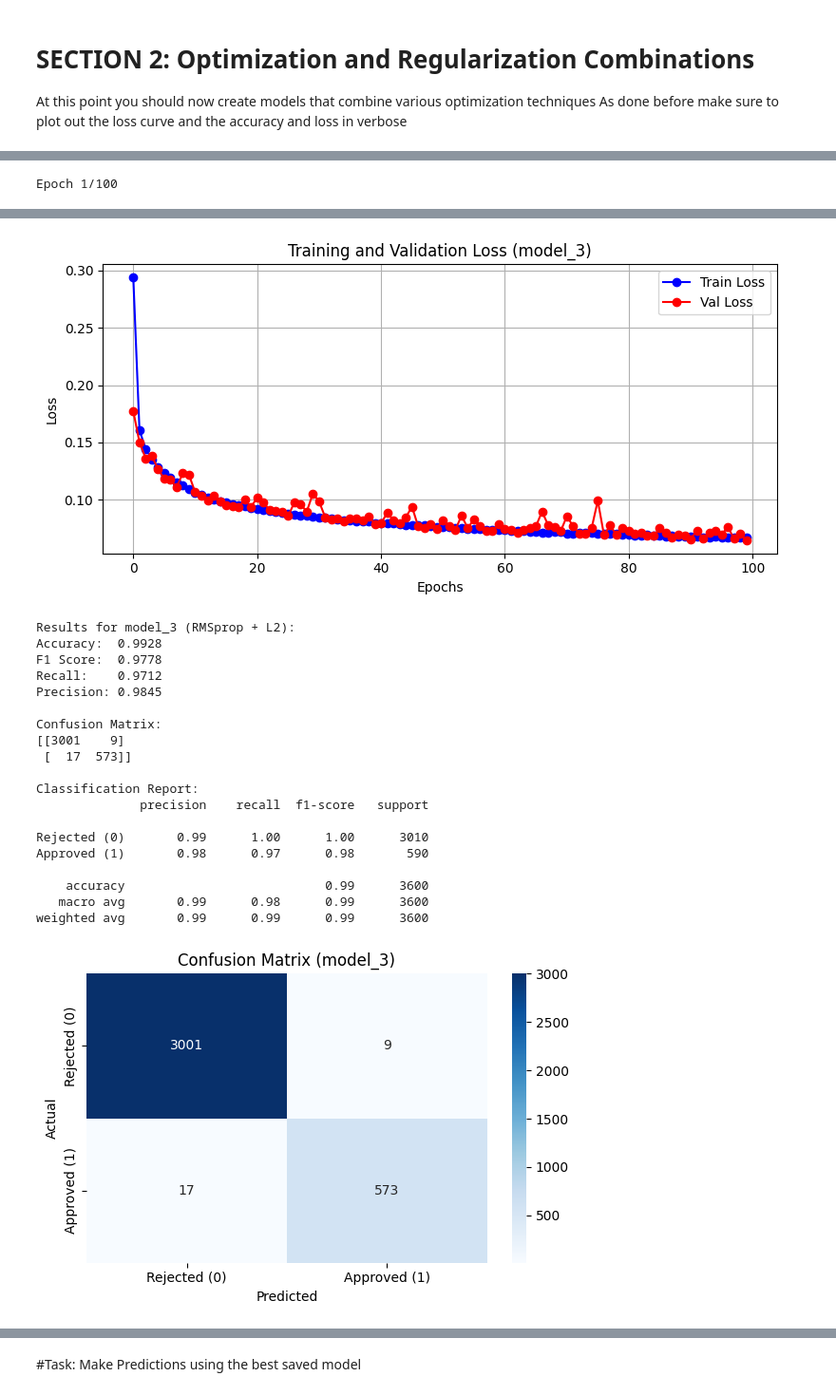
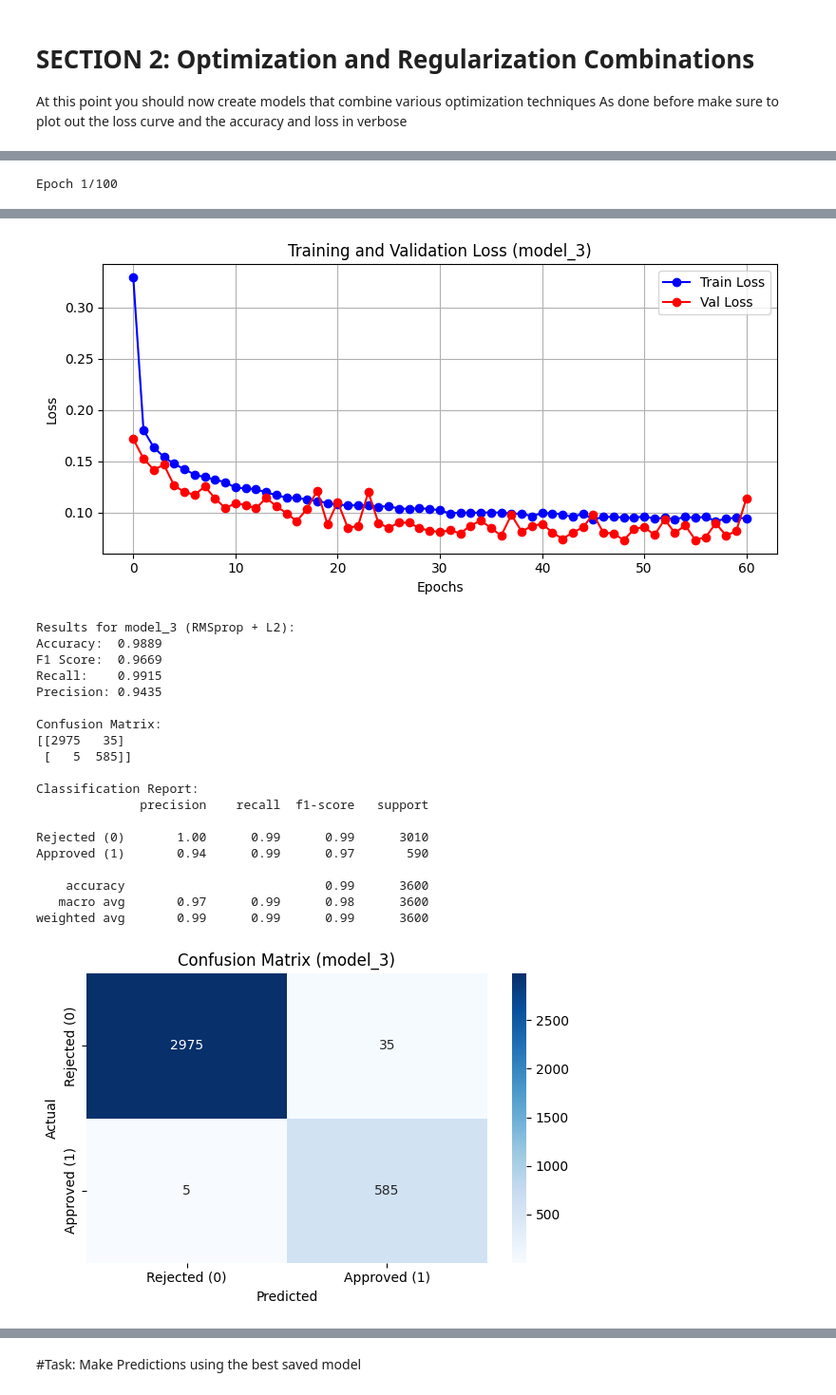
Before and after one commit to Annemarie535257/Agriempower_model_trainning, a Jupyter notebook: Summative_Intro_to_ml_Anne_Marie_Twagirayezu_assignment.ipynb, the cells around one changed output, grey strips where cells are left out. Shown: that part at 95% size. Cells and saved outputs as stored; diff of their text form; code cells hidden in the pictures.

```diff
--- a/Summative_Intro_to_ml_Anne_Marie_Twagirayezu_assignment.ipynb
+++ b/Summative_Intro_to_ml_Anne_Marie_Twagirayezu_assignment.ipynb
@@ -408,8 +408,11 @@ weighted avg       0.98      0.98      0.98      3600
 
 model_3 = Sequential([
     Dense(64, activation='relu', input_shape=(X_train_scaled.shape[1],), kernel_regularizer=l2(0.01)),
+    Dropout(0.3),
     Dense(32, activation='relu', kernel_regularizer=l2(0.01)),
+    Dropout(0.3),
     Dense(16, activation='relu', kernel_regularizer=l2(0.01)),
+    Dropout(0.3),
     Dense(1, activation='sigmoid')
 ])
 
@@ -479,7 +482,7 @@ plt.tight_layout()
 plt.show()
 
 # === 9. Save model ===
-save_path = "saved_models/model_3.keras"
+save_path = "saved_models/RMSprop_l2_model.keras"
 os.makedirs(os.path.dirname(save_path), exist_ok=True)
 model_3.save(save_path)
 
@@ -506,24 +509,24 @@ Epoch 100/100
-[figure, old version]
+[figure, new version]
 Results for model_3 (RMSprop + L2):
-Accuracy:  0.9928
-F1 Score:  0.9778
-Recall:    0.9712
-Precision: 0.9845
+Accuracy:  0.9889
+F1 Score:  0.9669
+Recall:    0.9915
+Precision: 0.9435
 
 Confusion Matrix:
-[[3001    9]
- [  17  573]]
+[[2975   35]
+ [   5  585]]
 
 Classification Report:
               precision    recall  f1-score   support
 
-Rejected (0)       0.99      1.00      1.00      3010
-Approved (1)       0.98      0.97      0.98       590
+Rejected (0)       1.00      0.99      0.99      3010
+Approved (1)       0.94      0.99      0.97       590
 
     accuracy                           0.99      3600
-   macro avg       0.99      0.98      0.99      3600
+   macro avg       0.97      0.99      0.98      3600
 weighted avg       0.99      0.99      0.99      3600
-[figure, old version]
+[figure, new version]
 ✅ model_3 has been saved to: saved_models/model_3.keras
 # %%
 model_4 = Sequential([
```
Also changed, not shown: parts of 6 cells of this notebook.
